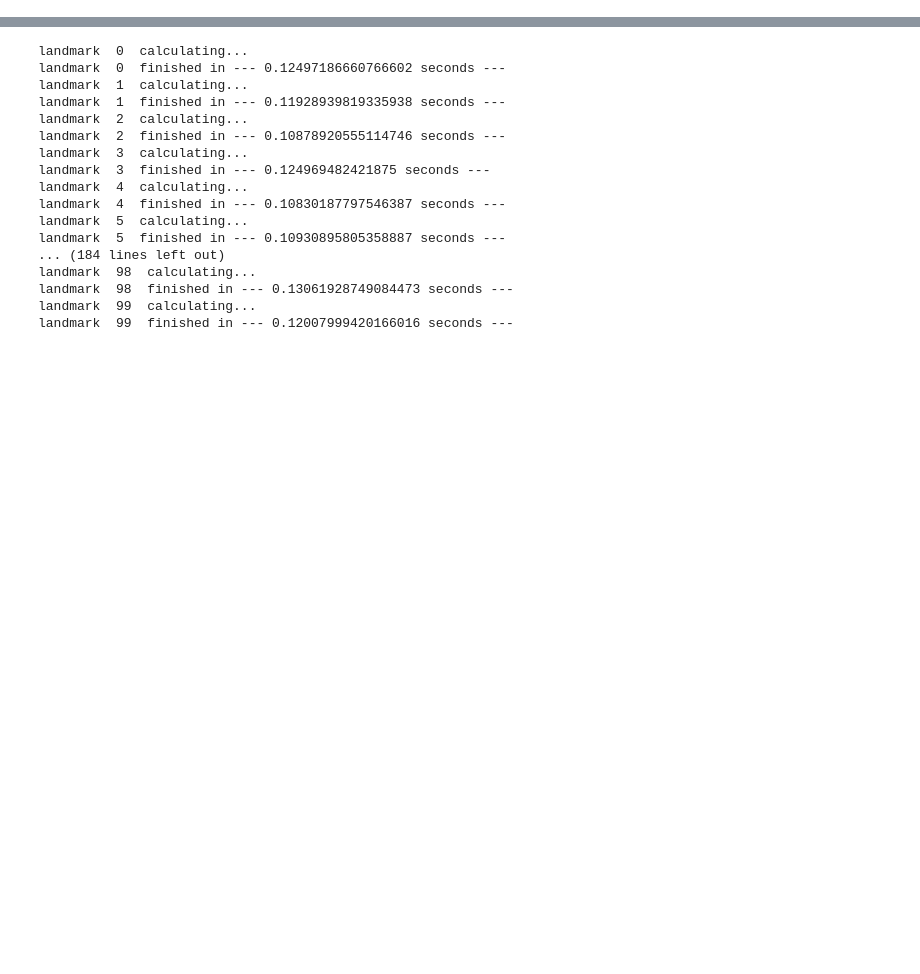
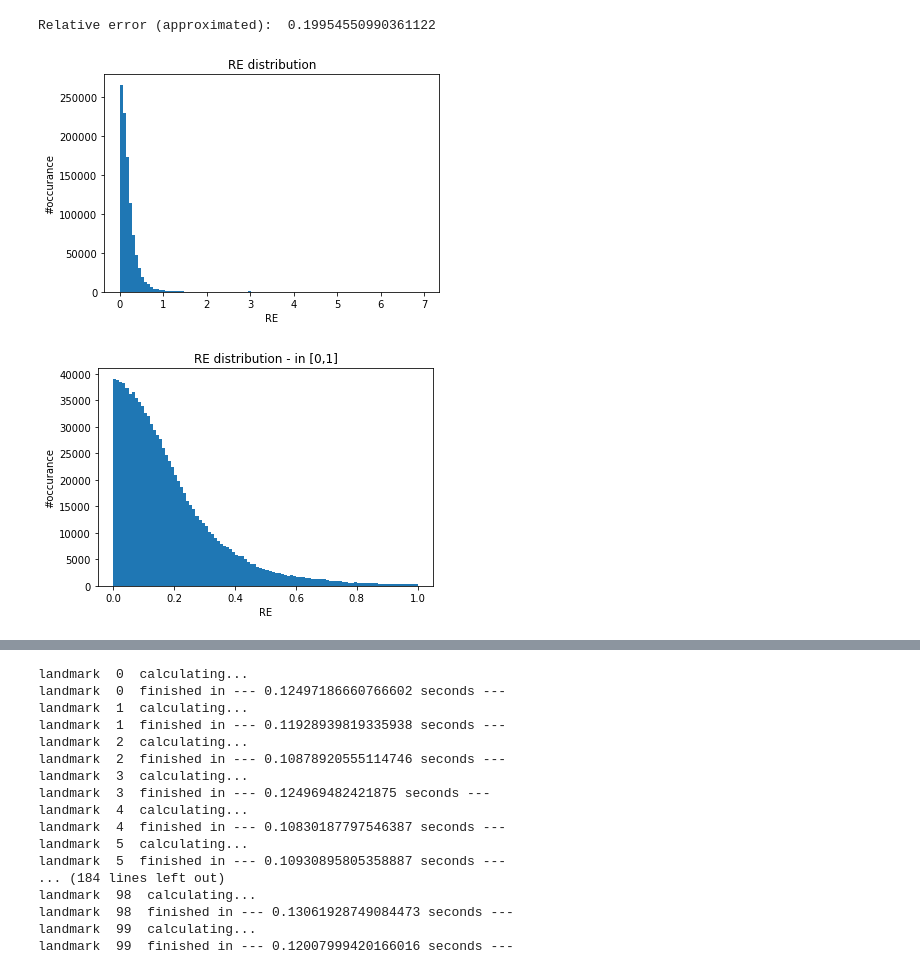
Before and after one commit to Dibbeding/SNACSprojectOrionRigel, a Jupyter notebook: embed/Project.ipynb, the cells around one changed output, grey strips where cells are left out. Drawn from its saved outputs; the diff is of its cells as text; code cells hidden in the pictures; blank space fills up the shorter version.

```diff
--- a/embed/Project.ipynb
+++ b/embed/Project.ipynb
@@ -39,7 +82,7 @@ for i in range(landmark_cnt):
 # %%
 # write out input for Rigel
 mat = np.matrix(distance_matrix)
-with open('l.txt','wb') as f:
+with open('l1.txt','wb') as f:
     for line in mat:
         np.savetxt(f, line, fmt='%-4d')
 f.close()
@@ -48,6 +89,6 @@ ValueError: write to closed file
 # %%
 # write out input for Rigel
-with open('r.txt', 'w') as f:
+with open('r1.txt', 'w') as f:
     for node in landmarks:
         f.write('%s\n' % node)
 f.close()
@@ -66,0 +205,30 @@ NameError: name 'nx' is not defined
+# %%
+# average relative error
+
+ARE_per_source = [np.mean(relative_errors[node]) for node in relative_errors.keys()]
+ARE_total = np.mean(ARE_per_source)
+print('Relative error (approximated): ', ARE_total)
+# %% [output]
+Relative error (approximated):  0.19954550990361122
+# %%
+# distribution of relative error in total
+
+relative_errors_total = []
+for source in relative_errors.keys():
+    relative_errors_total += relative_errors[source]
+    #print(source, ': ' ,min(relative_errors[source]))
+
+plt.hist(relative_errors_total, bins = 100)
+plt.title('RE distribution')
+plt.xlabel('RE')
+plt.ylabel('#occurance')
+plt.show()
+
+plt.hist([relative_errors_total[i] for i in range(len(relative_errors_total)) if (relative_errors_total[i] < 1.0 and relative_errors_total[i] > 0.0)], bins = 100)
+plt.title('RE distribution - in [0,1]')
+plt.xlabel('RE')
+plt.ylabel('#occurance')
+plt.show()
+# %% [output]
+[figure, added]
+[figure, added]
```
Also changed, not shown: parts of 16 cells of this notebook, 31 other files.
